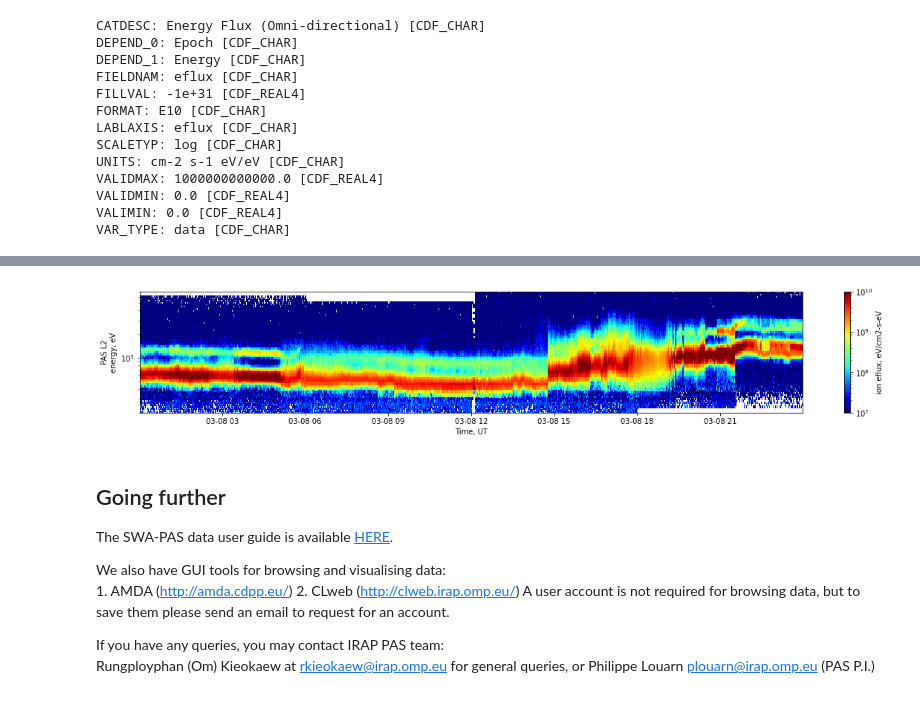
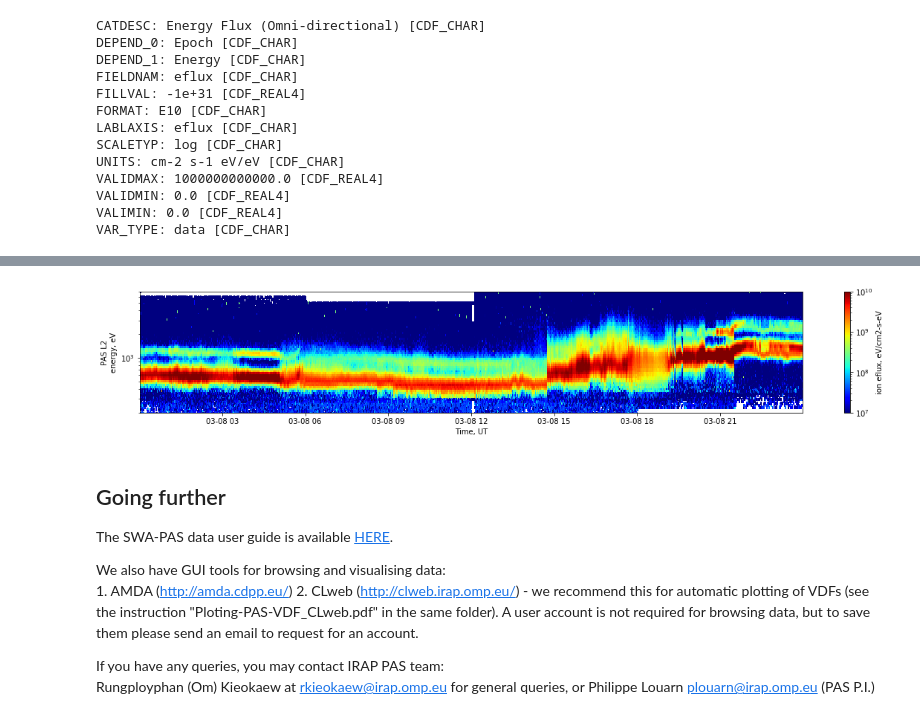
Before and after one commit to SolarOrbiterWorkshop/solo8_tutorials, a Jupyter notebook: SWA_tutorial/PAS-demo/Hands-on_PAS_L2_data_(SOAR).ipynb, the cells around one changed output, grey strips where cells are left out. Cells and saved outputs as stored; diff of their text form; code cells hidden in the pictures.

Commit message:
Corrected bugs and added an instruction for VDF

```diff
--- a/SWA_tutorial/PAS-demo/Hands-on_PAS_L2_data_(SOAR).ipynb
+++ b/SWA_tutorial/PAS-demo/Hands-on_PAS_L2_data_(SOAR).ipynb
@@ -231,0 +235,4 @@ unrecovered_count: CDF_REAL4 [21512]
+# %%
+time = diff_eflux['Epoch'][...]
+energy_table = diff_eflux['Energy'][...]
+print(energy)
@@ -274,19 +281,19 @@ channels = np.mean(ybins, axis=1) #Centres of the energy channels
 # %%
 #### Plot using the "spectro" function with input parameters "eflux", "time", and "(energy) channels" ####
 ax = spectro_plot(eflux, time,
-                  channels=channels,
+                  channels=energy_table,
                   xlabel="Time, UT",
                   ylabel="PAS L2\nenergy, eV",
                   zlabel="ion eflux, eV/cm2-s-eV",
                   yscale="log",
                   figsize=(20,3), cmap="jet",
                   vmin=1e7, vmax=1e10,
                   lognorm=True,
                  )
 plt.ylim([2e2,7e3])
 plt.show()
 # %% [output]
-[figure, old version]
+[figure, new version]
 # %%
 diff_eflux.close()
 # %% [markdown]
@@ -296,7 +303,7 @@ The SWA-PAS data user guide is available [HERE](https://swa-pas-data-user-guide.
 
 We also have GUI tools for browsing and visualising data:
     1. AMDA (http://amda.cdpp.eu/)
-    2. CLweb (http://clweb.irap.omp.eu/)
+    2. CLweb (http://clweb.irap.omp.eu/) - we recommend this for automatic plotting of VDFs (see the instruction "Ploting-PAS-VDF_CLweb.pdf" in the same folder).
 A user account is not required for browsing data, but to save them please send an email to request for an account.
 
 If you have any queries, you may contact IRAP PAS team:
```
Also changed, not shown: parts of 13 cells of this notebook, 2 other files.
